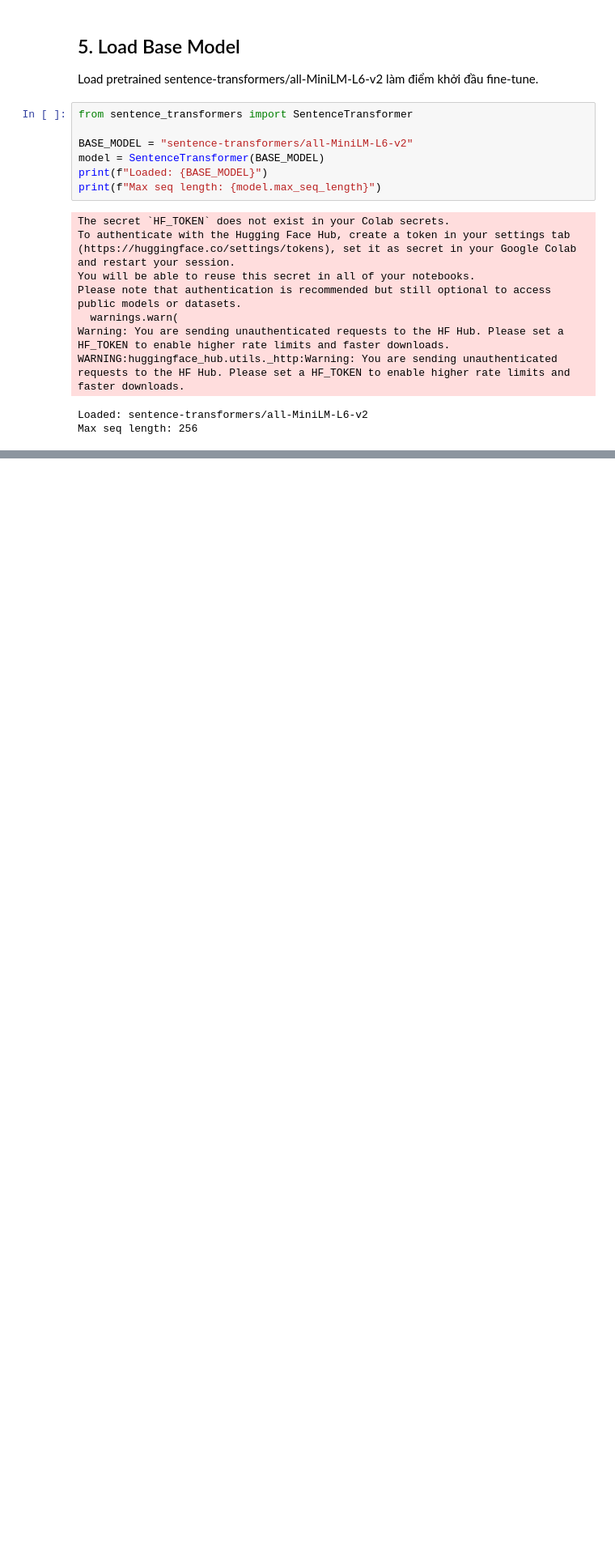
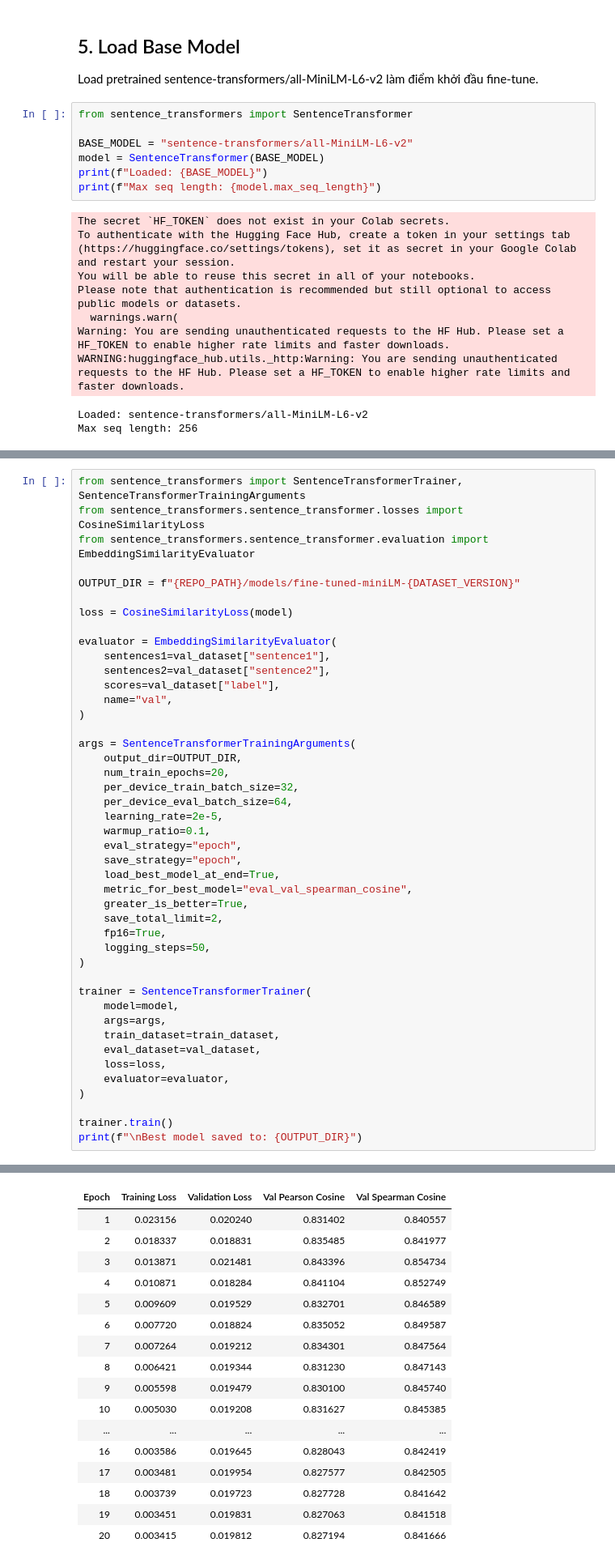
Before and after one commit to DangHuuLong/Ai-Recruiter-Mini-Ai-Service, a Jupyter notebook: notebooks/fine_tune_similarity_v0.3_colab.ipynb, the cells around one changed output, grey strips where cells are left out. Shown at 81% size. Saved outputs shown, nothing was run; the diff lists cells and outputs as text; blank space fills up the shorter version.

```diff
--- a/notebooks/fine_tune_similarity_v0.3_colab.ipynb
+++ b/notebooks/fine_tune_similarity_v0.3_colab.ipynb
@@ -223,0 +227,45 @@ Max seq length: 256
+# %%
+from sentence_transformers import SentenceTransformerTrainer, SentenceTransformerTrainingArguments
+from sentence_transformers.sentence_transformer.losses import CosineSimilarityLoss
+from sentence_transformers.sentence_transformer.evaluation import EmbeddingSimilarityEvaluator
+
+OUTPUT_DIR = f"{REPO_PATH}/models/fine-tuned-miniLM-{DATASET_VERSION}"
+
+loss = CosineSimilarityLoss(model)
+
+evaluator = EmbeddingSimilarityEvaluator(
+    sentences1=val_dataset["sentence1"],
+    sentences2=val_dataset["sentence2"],
+    scores=val_dataset["label"],
+    name="val",
+)
+
+args = SentenceTransformerTrainingArguments(
+    output_dir=OUTPUT_DIR,
+    num_train_epochs=20,
+    per_device_train_batch_size=32,
+    per_device_eval_batch_size=64,
+    learning_rate=2e-5,
+    warmup_ratio=0.1,
+    eval_strategy="epoch",
+    save_strategy="epoch",
+    load_best_model_at_end=True,
+    metric_for_best_model="eval_val_spearman_cosine",
+    greater_is_better=True,
+    save_total_limit=2,
+    fp16=True,
+    logging_steps=50,
+)
+
+trainer = SentenceTransformerTrainer(
+    model=model,
+    args=args,
+    train_dataset=train_dataset,
+    eval_dataset=val_dataset,
+    loss=loss,
+    evaluator=evaluator,
+)
+
+trainer.train()
+print(f"\nBest model saved to: {OUTPUT_DIR}")
+# %% [output]
@@ -223,0 +274,17 @@ Max seq length: 256
+| Epoch | Training Loss | Validation Loss | Val Pearson Cosine | Val Spearman Cosine |
+| 1 | 0.023156 | 0.020240 | 0.831402 | 0.840557 |
+| 2 | 0.018337 | 0.018831 | 0.835485 | 0.841977 |
+| 3 | 0.013871 | 0.021481 | 0.843396 | 0.854734 |
+| 4 | 0.010871 | 0.018284 | 0.841104 | 0.852749 |
+| 5 | 0.009609 | 0.019529 | 0.832701 | 0.846589 |
+| 6 | 0.007720 | 0.018824 | 0.835052 | 0.849587 |
+| 7 | 0.007264 | 0.019212 | 0.834301 | 0.847564 |
+| 8 | 0.006421 | 0.019344 | 0.831230 | 0.847143 |
+| 9 | 0.005598 | 0.019479 | 0.830100 | 0.845740 |
+| 10 | 0.005030 | 0.019208 | 0.831627 | 0.845385 |
+| ... | ... | ... | ... | ... |
+| 16 | 0.003586 | 0.019645 | 0.828043 | 0.842419 |
+| 17 | 0.003481 | 0.019954 | 0.827577 | 0.842505 |
+| 18 | 0.003739 | 0.019723 | 0.827728 | 0.841642 |
+| 19 | 0.003451 | 0.019831 | 0.827063 | 0.841518 |
+| 20 | 0.003415 | 0.019812 | 0.827194 | 0.841666 |
```
Also changed, not shown: parts of 3 cells of this notebook.
